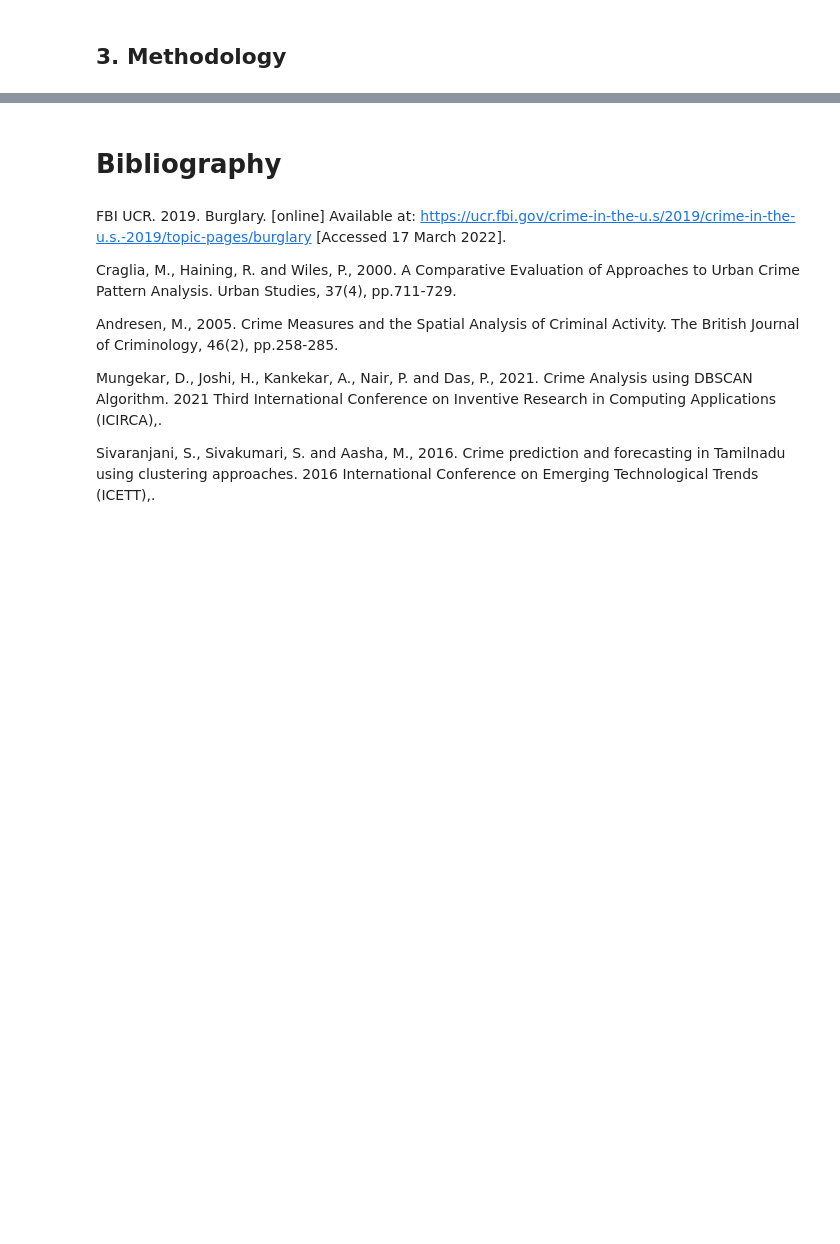
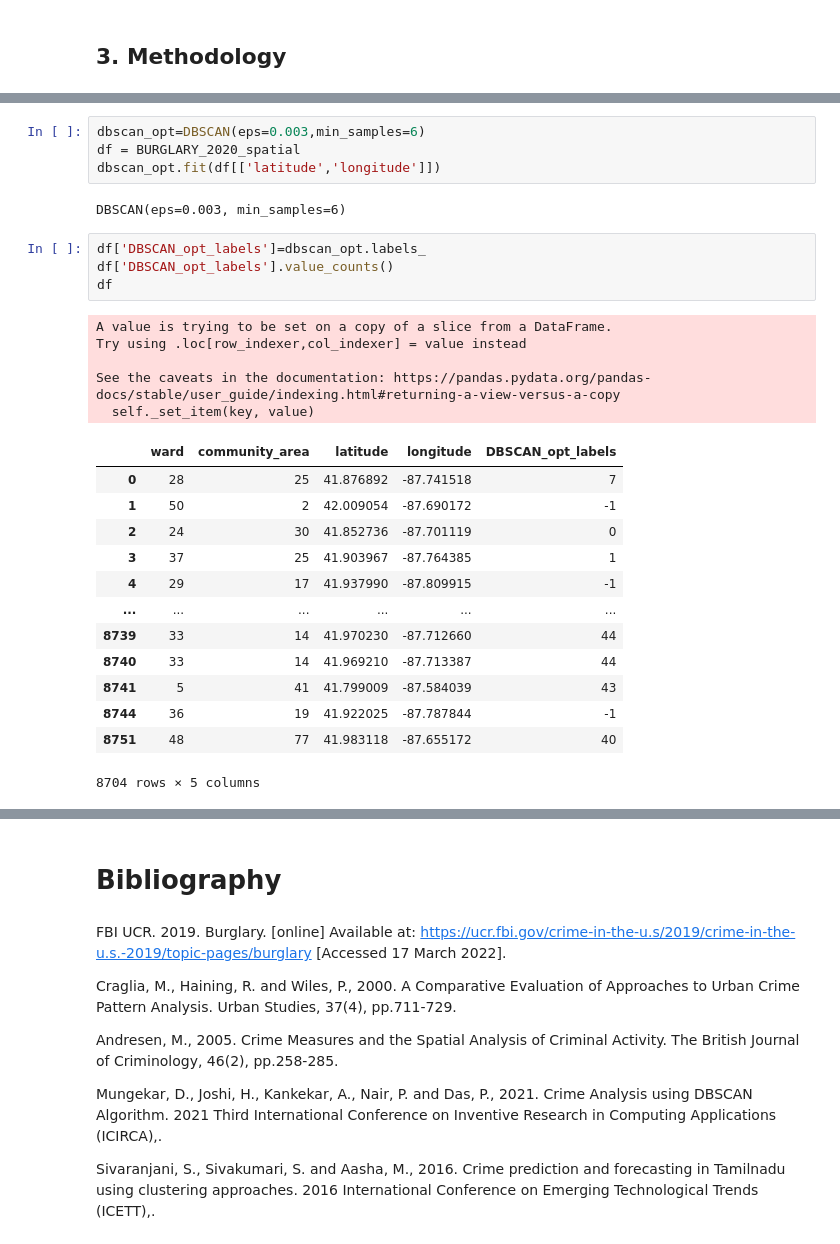
Before and after one commit to NijunJiang/CASA_CW, a Jupyter notebook: coursework.ipynb, the cells around one changed output, grey strips where cells are left out. Cells and saved outputs as stored; diff of their text form; blank space fills up the shorter version.

```diff
--- a/coursework.ipynb
+++ b/coursework.ipynb
@@ -257,0 +286,29 @@ geodata.plot(ax=ax, color="red", markersize=1)
+# %%
+dbscan_opt=DBSCAN(eps=0.003,min_samples=6)
+df = BURGLARY_2020_spatial
+dbscan_opt.fit(df[['latitude','longitude']])
+# %% [output]
+DBSCAN(eps=0.003, min_samples=6)
+# %%
+df['DBSCAN_opt_labels']=dbscan_opt.labels_
+df['DBSCAN_opt_labels'].value_counts()
+df
+# %% [output]
+A value is trying to be set on a copy of a slice from a DataFrame.
+Try using .loc[row_indexer,col_indexer] = value instead
+
+See the caveats in the documentation: https://pandas.pydata.org/pandas-docs/stable/user_guide/indexing.html#returning-a-view-versus-a-copy
+  self._set_item(key, value)
+|  | ward | community_area | latitude | longitude | DBSCAN_opt_labels |
+| 0 | 28 | 25 | 41.876892 | -87.741518 | 7 |
+| 1 | 50 | 2 | 42.009054 | -87.690172 | -1 |
+| 2 | 24 | 30 | 41.852736 | -87.701119 | 0 |
+| 3 | 37 | 25 | 41.903967 | -87.764385 | 1 |
+| 4 | 29 | 17 | 41.937990 | -87.809915 | -1 |
+| ... | ... | ... | ... | ... | ... |
+| 8739 | 33 | 14 | 41.970230 | -87.712660 | 44 |
+| 8740 | 33 | 14 | 41.969210 | -87.713387 | 44 |
+| 8741 | 5 | 41 | 41.799009 | -87.584039 | 43 |
+| 8744 | 36 | 19 | 41.922025 | -87.787844 | -1 |
+| 8751 | 48 | 77 | 41.983118 | -87.655172 | 40 |
+8704 rows × 5 columns
```
Also changed, not shown: parts of 6 cells of this notebook.
